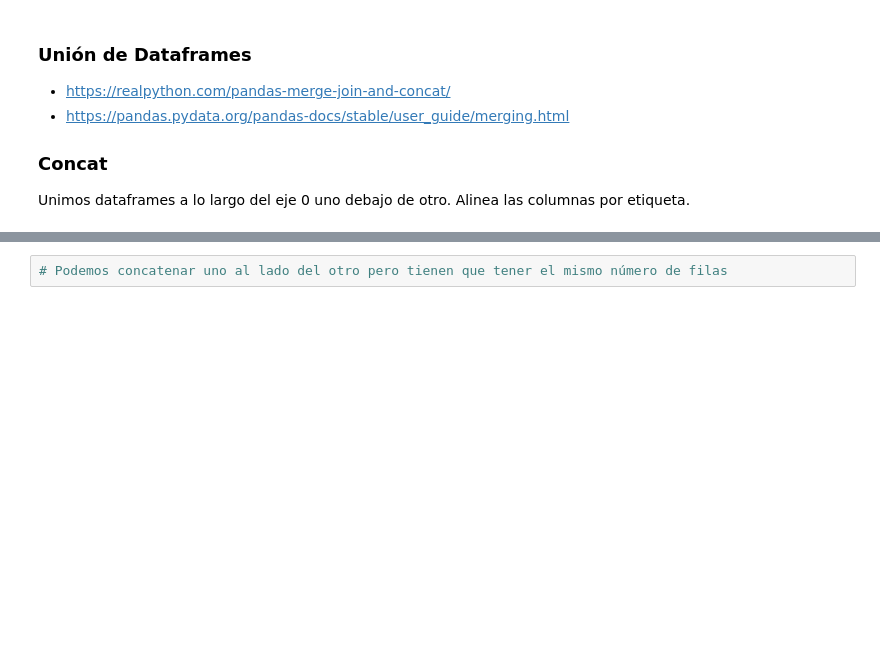
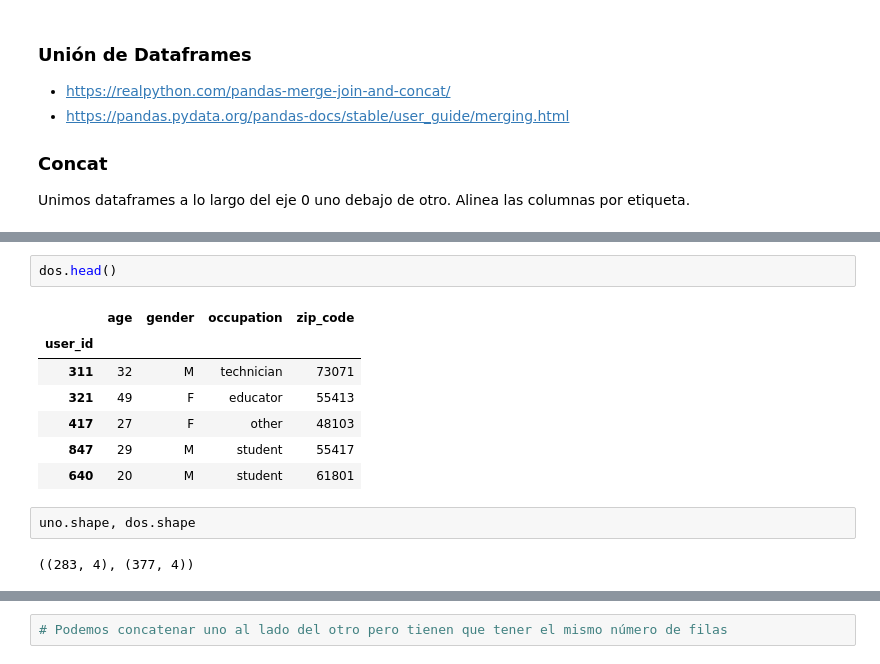
Before and after one commit to Pomilusky/apuntes_clase, a Jupyter notebook: semana_2/4-pandas.ipynb, the cells around one changed output, grey strips where cells are left out. Cells and saved outputs as stored; diff of their text form; blank space fills up the shorter version.

```diff
--- a/semana_2/4-pandas.ipynb
+++ b/semana_2/4-pandas.ipynb
@@ -1953,0 +1651,14 @@ Unimos dataframes a lo largo del eje 0 uno debajo de otro. Alinea las columnas p
+# %%
+dos.head()
+# %% [output]
+|  | age | gender | occupation | zip_code |
+| user_id |  |  |  |  |
+| 311 | 32 | M | technician | 73071 |
+| 321 | 49 | F | educator | 55413 |
+| 417 | 27 | F | other | 48103 |
+| 847 | 29 | M | student | 55417 |
+| 640 | 20 | M | student | 61801 |
+# %%
+uno.shape, dos.shape
+# %% [output]
+((283, 4), (377, 4))
```
Also changed, not shown: parts of 103 cells of this notebook, 23 other files.
